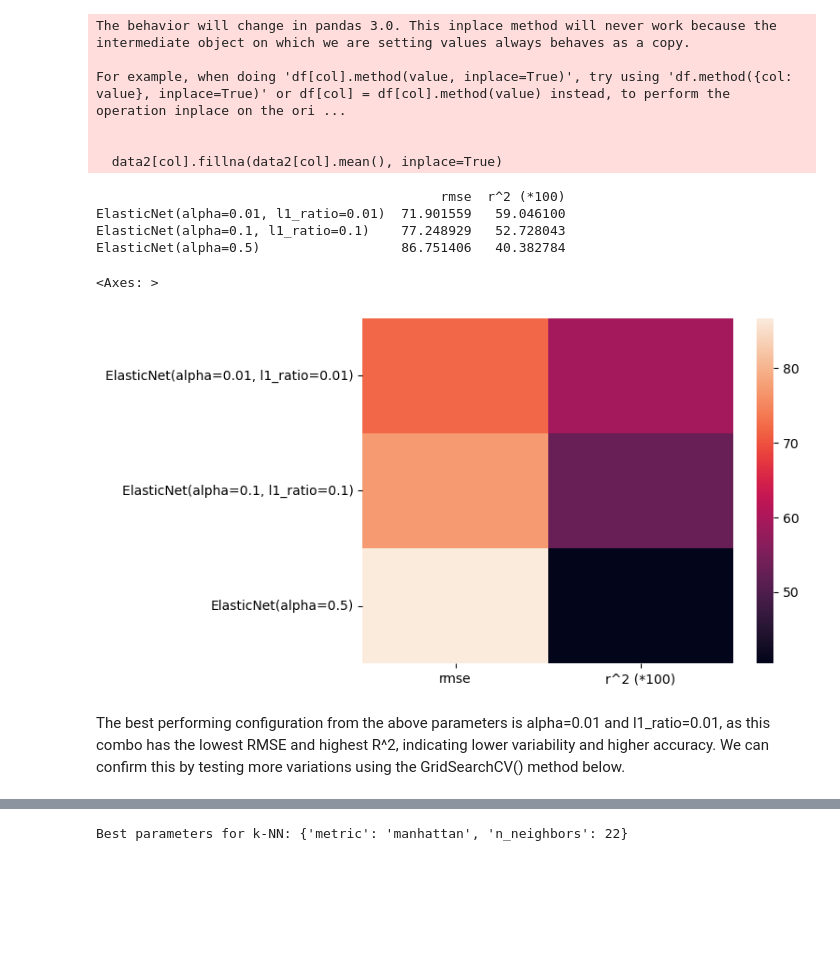
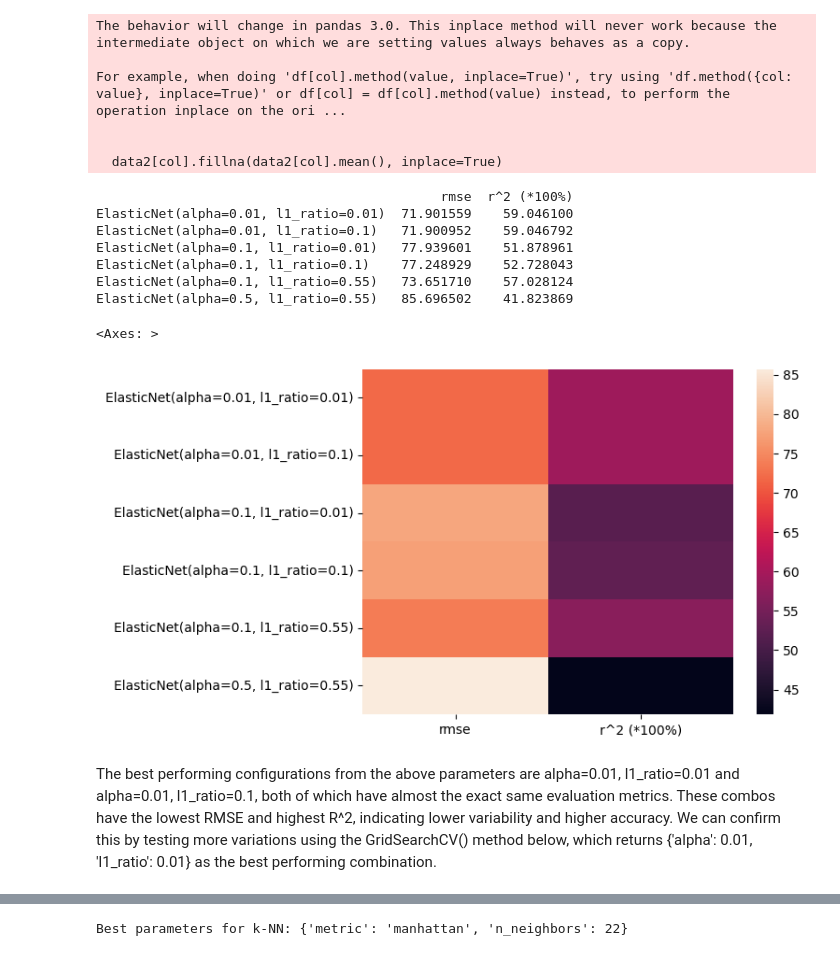
Before and after one commit to txx99/ML-AI, a Jupyter notebook: Assignment2/Scripts/main.ipynb, the cells around one changed output, grey strips where cells are left out. Saved outputs shown, nothing was run; the diff lists cells and outputs as text; code cells hidden in the pictures; blank space fills up the shorter version.

```diff
--- a/Assignment2/Scripts/main.ipynb
+++ b/Assignment2/Scripts/main.ipynb
@@ -98,46 +97,71 @@ For example, when doing 'df[col].method(value, inplace=True)', try using 'df.met
 
   data2[col].fillna(data2[col].mean(), inplace=True)
 # %%
+# Optimising alpha and l1_ratio parameters
 elastic01 = ElasticNet(alpha=0.01,l1_ratio=0.01)
 elastic01.fit(X_train, y_train)
 y_pred01 = elastic01.predict(X_test)
+
+elastic1_01 = ElasticNet(alpha=0.1,l1_ratio=0.01)
+elastic1_01.fit(X_train, y_train)
+y_pred1_01 = elastic1_01.predict(X_test)
+
+elastic01_1 = ElasticNet(alpha=0.01,l1_ratio=0.1)
+elastic01_1.fit(X_train, y_train)
+y_pred01_1 = elastic01_1.predict(X_test)
 
 elastic1 = ElasticNet(alpha=0.1,l1_ratio=0.1)
 elastic1.fit(X_train, y_train)
 y_pred1 = elastic1.predict(X_test)
 
-elastic5 = ElasticNet(alpha=0.5,l1_ratio=0.5)
+elastic1_5 = ElasticNet(alpha=0.1,l1_ratio=0.55)
+elastic1_5.fit(X_train, y_train)
+y_pred1_5 = elastic1_5.predict(X_test)
+
+elastic5 = ElasticNet(alpha=0.5,l1_ratio=0.55)
 elastic5.fit(X_train, y_train)
 y_pred5 = elastic5.predict(X_test)
 
-# Evaluation
+# Evaluations
 rmse01 = root_mean_squared_error(y_test, y_pred01)
 r201 = r2_score(y_test, y_pred01)*100
 
+rmse1_01 = root_mean_squared_error(y_test, y_pred1_01)
+r21_01 = r2_score(y_test, y_pred1_01)*100
+
+rmse01_1 = root_mean_squared_error(y_test, y_pred01_1)
+r201_1 = r2_score(y_test, y_pred01_1)*100
+
 rmse1 = root_mean_squared_error(y_test, y_pred1)
 r21 = r2_score(y_test, y_pred1)*100
+
+rmse1_5 = root_mean_squared_error(y_test, y_pred1_5)
+r21_5 = r2_score(y_test, y_pred1_5)*100
 
 rmse5 = root_mean_squared_error(y_test, y_pred5)
 r25 = r2_score(y_test, y_pred5)*100
 
 # make dict >> df >> heatmap
-evals={elastic01:[rmse01, r201], elastic1:[rmse1, r21], elastic5:[rmse5, r25]}
+evals={elastic01:[rmse01, r201], elastic01_1:[rmse01_1, r201_1], elastic1_01:[rmse1_01, r21_01], elastic1:[rmse1, r21], elastic1_5:[rmse1_5, r21_5], elastic5:[rmse5, r25]}
 evals=pd.DataFrame.from_dict(evals, orient='index')
 evals.rename(columns={0:"rmse", 1:"r^2 (*100%)"}, inplace=True)
 
 # evals.shape()
 print(evals)
 sns.heatmap(evals) # needs 2D input that can be coerced into df
 # %% [output]
-                                            rmse  r^2 (*100)
-ElasticNet(alpha=0.01, l1_ratio=0.01)  71.901559   59.046100
-ElasticNet(alpha=0.1, l1_ratio=0.1)    77.248929   52.728043
-ElasticNet(alpha=0.5)                  86.751406   40.382784
+                                            rmse  r^2 (*100%)
+ElasticNet(alpha=0.01, l1_ratio=0.01)  71.901559    59.046100
+ElasticNet(alpha=0.01, l1_ratio=0.1)   71.900952    59.046792
+ElasticNet(alpha=0.1, l1_ratio=0.01)   77.939601    51.878961
+ElasticNet(alpha=0.1, l1_ratio=0.1)    77.248929    52.728043
+ElasticNet(alpha=0.1, l1_ratio=0.55)   73.651710    57.028124
+ElasticNet(alpha=0.5, l1_ratio=0.55)   85.696502    41.823869
 <Axes: >
-[figure, old version]
+[figure, new version]
 # %% [markdown]
-The best performing configuration from the above parameters is alpha=0.01 and l1_ratio=0.01, as this combo has the lowest RMSE and highest R^2, indicating lower variability and higher accuracy.
-We can confirm this by testing more variations using the GridSearchCV() method below.
+The best performing configurations from the above parameters are alpha=0.01, l1_ratio=0.01 and alpha=0.01, l1_ratio=0.1, both of which have almost the exact same evaluation metrics. These combos have the lowest RMSE and highest R^2, indicating lower variability and higher accuracy.
+We can confirm this by testing more variations using the GridSearchCV() method below, which returns {'alpha': 0.01, 'l1_ratio': 0.01} as the best performing combination.
 # %%
 # tuning hyperparameters
 param_alpha_l1 = {'alpha': [0.01, 0.1, 0.5, 0.8, 0.9, 1.0, 2.0], 'l1_ratio': [0.01, 0.1, 0.3, 0.6, 0.99, 1.5, 3]}
```
Also changed, not shown: parts of 8 cells of this notebook, 1 other file.
